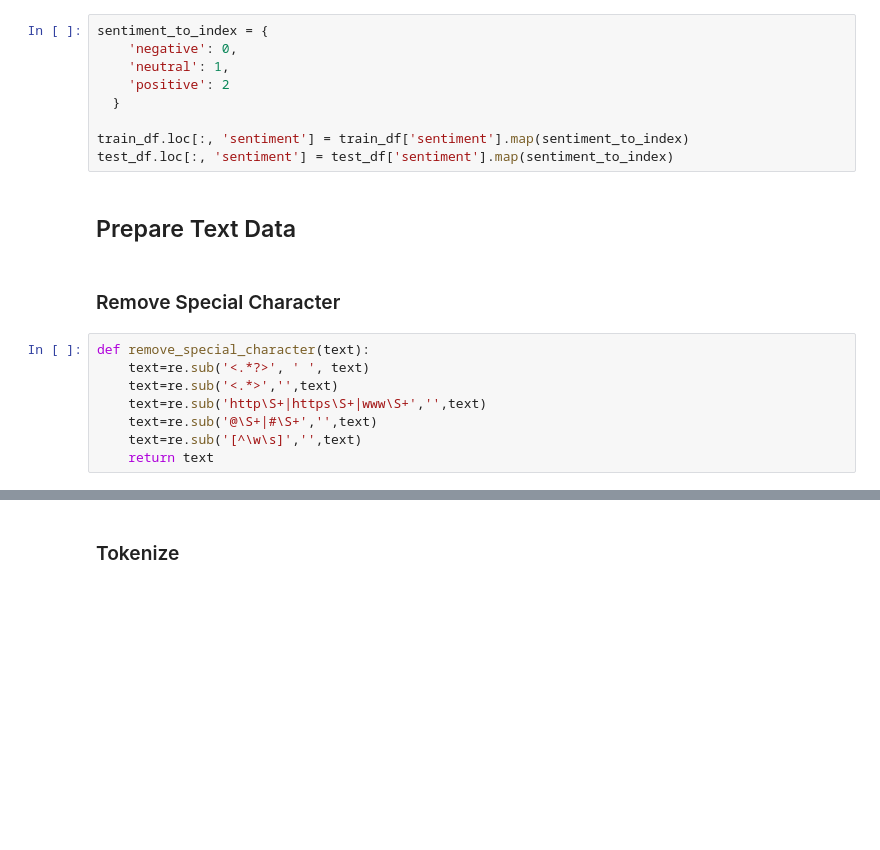
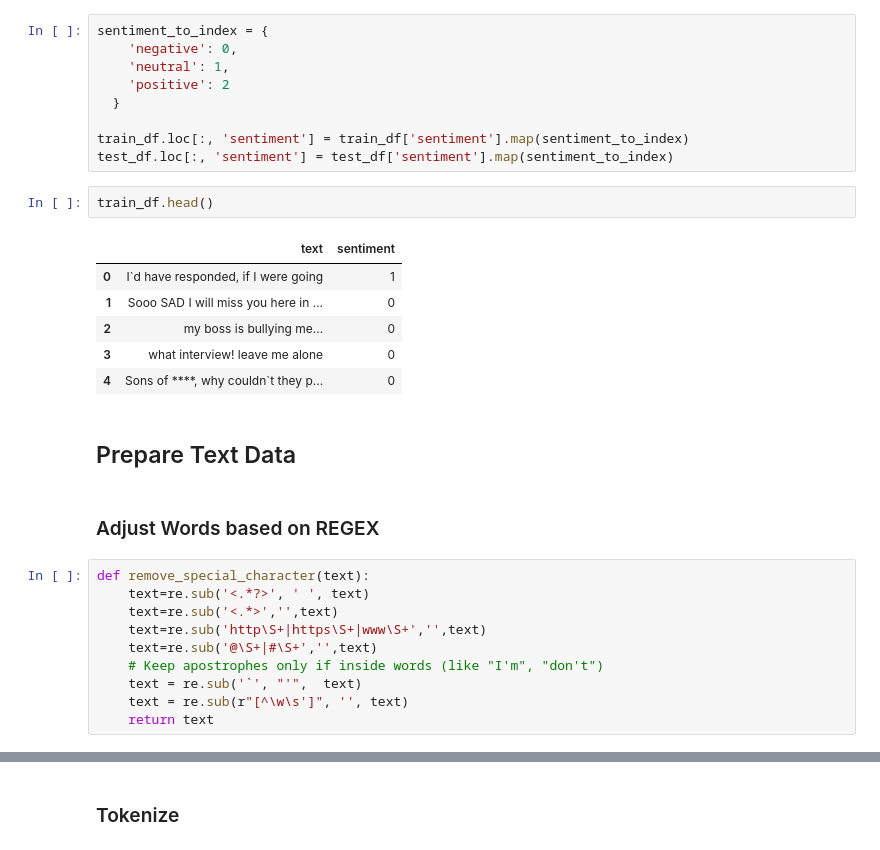
Before and after one commit to ProfessionalSalmon/Tweet-Sentiment-Analysis, a Jupyter notebook: notebook/tweet.ipynb, the cells around one changed output, grey strips where cells are left out. Saved outputs shown, nothing was run; the diff lists cells and outputs as text; blank space fills up the shorter version.

```diff
--- a/notebook/tweet.ipynb
+++ b/notebook/tweet.ipynb
@@ -78,15 +97,26 @@ sentiment_to_index = {
 
 train_df.loc[:, 'sentiment'] = train_df['sentiment'].map(sentiment_to_index)
 test_df.loc[:, 'sentiment'] = test_df['sentiment'].map(sentiment_to_index)
+# %%
+train_df.head()
+# %% [output]
+|  | text | sentiment |
+| 0 | I`d have responded, if I were going | 1 |
+| 1 | Sooo SAD I will miss you here in ... | 0 |
+| 2 | my boss is bullying me... | 0 |
+| 3 | what interview! leave me alone | 0 |
+| 4 | Sons of ****, why couldn`t they p... | 0 |
 # %% [markdown]
 ## Prepare Text Data
-# %% [markdown]
-### Remove Special Character
+# %% [markdown]
+### Adjust Words based on REGEX
 # %%
 def remove_special_character(text):
     text=re.sub('<.*?>', ' ', text)
     text=re.sub('<.*>','',text)
     text=re.sub('http\S+|https\S+|www\S+','',text)
     text=re.sub('@\S+|#\S+','',text)
-    text=re.sub('[^\w\s]','',text)
+    # Keep apostrophes only if inside words (like "I'm", "don't")
+    text = re.sub('`', "'",  text)
+    text = re.sub(r"[^\w\s']", '', text)
     return text
```
Also changed, not shown: parts of 29 cells of this notebook.
